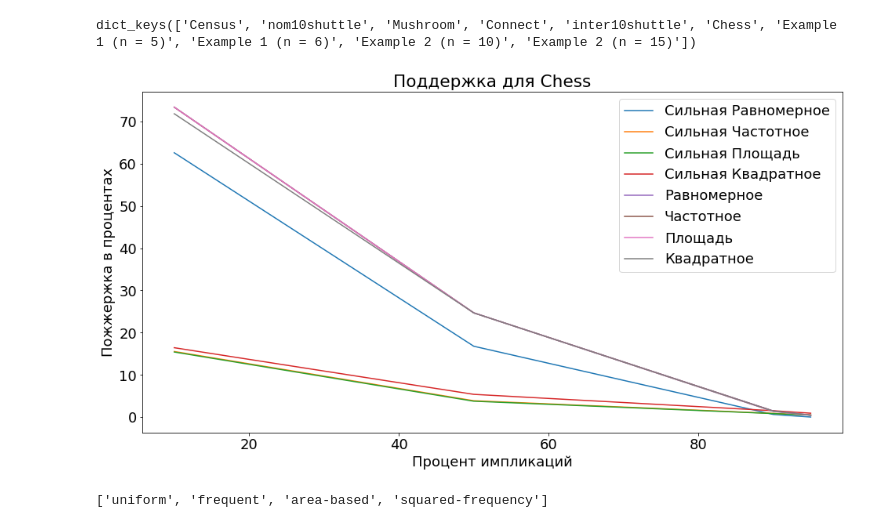
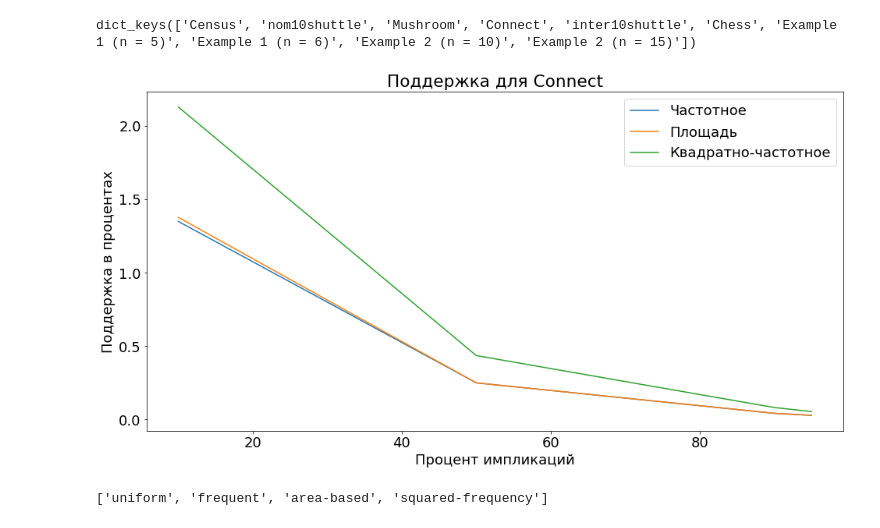
Before and after one commit to Panesher/Implication-Basis, a Jupyter notebook: results/analyzer.ipynb, the cells around one changed output. Cells and saved outputs as stored; diff of their text form; code cells hidden in the pictures.

```diff
--- a/results/analyzer.ipynb
+++ b/results/analyzer.ipynb
@@ -13,7 +13,7 @@ context_config = {
     },
 }
 
-df = pd.read_csv('out_refactored.csv')
+df = pd.read_csv('out.csv')
 for i, cont in enumerate(df['Context']):
     cont_splited = cont.split('/')
     new_name = cont_splited[-1].split('.')[0]
@@ -260,7 +260,7 @@ translate = {
     'uniform': 'Равномерное',
     'frequent': 'Частотное',
     'area-based': 'Площадь',
-    'squared-frequency': 'Квадратное',
+    'squared-frequency': 'Квадратно-частотное',
     'weak': '',
     'strong': 'Сильная ',
 }
@@ -282,46 +282,46 @@ def draw_for_context(context, ax=None):
 
     for approximation in approximations:
         for distribution in distributions:
-            # if approximation == 'weak' or distribution == 'uniform':
-            #     continue
+            if approximation == 'weak' or distribution == 'uniform':
+                continue
 
             ys = []
             for x in xs:
                 ys += [get_from_ds(context_rows, distribution, approximation, x)]
-            plt.plot(xlabels, ys, label=f'{translate[approximation]}{translate[distribution]}')
+            plt.plot(xlabels, ys, label=f'{translate[distribution]}')
     plt.title(f'Поддержка для {context}')
-    plt.ylabel('Пожжержка в процентах')
+    plt.ylabel('Поддержка в процентах')
     plt.xlabel('Процент импликаций')
     plt.legend()
 
-col_size = 6
-row_size = 2
-# fig, axs = plt.subplots(col_size, row_size, figsize=(20, 40))
-i = 0
-for context in context_map:
-    # if 'Connect' not in context or 'Chess' not in context:
-    #     continue
-    if i == 4:
-        i += 1
+# col_size = 6
+# row_size = 2
+# fig, axs = plt.subplots(1, 1, figsize=(20, 40))
+# i = 0
+# for context in context_map:
+#     # if 'Connect' not in context or 'Chess' not in context:
+#     #     continue
+#     if i == 4:
+#         i += 1
 
-    # draw_for_context(context, axs[i % col_size][i // col_size])
-    i += 1
+#     # draw_for_context(context, axs[i % col_size][i // col_size])
+#     i += 1
 
 # handles, labels = axs[0][0].get_legend_handles_labels()
 # fig.legend(handles, labels, bbox_to_anchor=(0.6, 0.65, 0.2, 0.2), fontsize='x-large')
 # fig.delaxes(axs[0])
 # draw_for_context('Connect', axs)
-# draw_for_context('Chess', axs)
-plt.show()
+# draw_for_context('Chess')
+# plt.show()
 # %%
 context_map.keys()
 # %% [output]
 dict_keys(['Census', 'nom10shuttle', 'Mushroom', 'Connect', 'inter10shuttle', 'Chess', 'Example 1 (n = 5)', 'Example 1 (n = 6)', 'Example 2 (n = 10)', 'Example 2 (n = 15)'])
 # %%
 fig, axs = plt.subplots(1, 1, figsize=(16, 8))
-draw_for_context('Chess', axs)
+draw_for_context('Connect', axs)
 # %% [output]
-[figure, old version]
+[figure, new version]
 # %%
 print(distributions)
 # %% [output]
```
Also changed, not shown: parts of 10 cells of this notebook, 1 other file.
